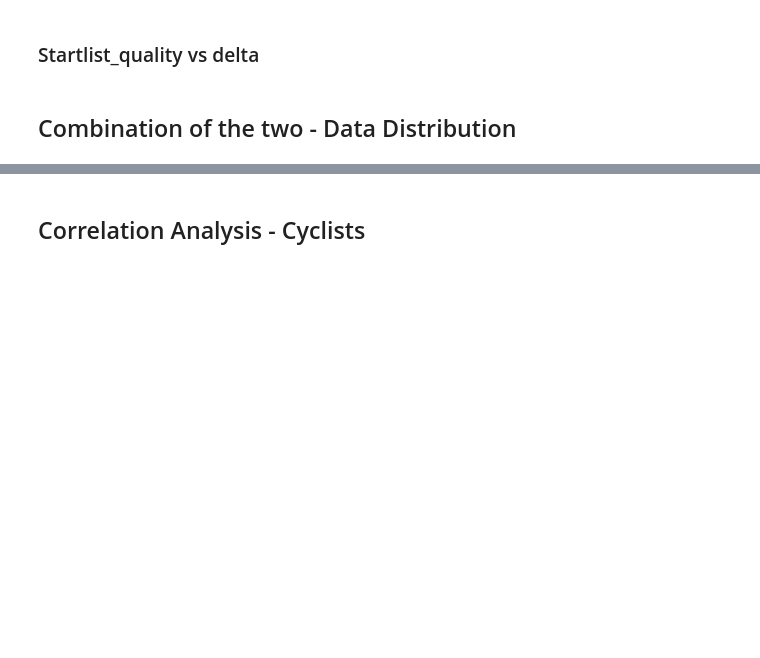
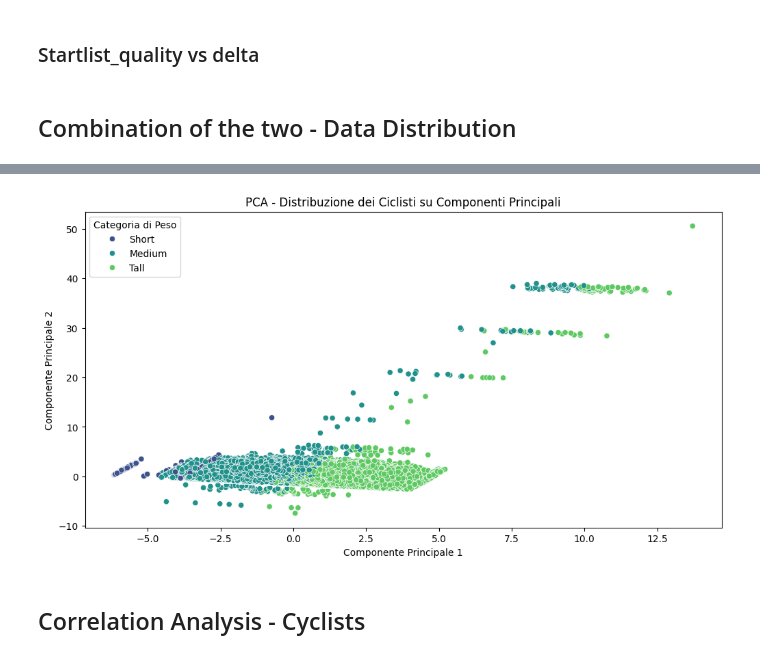
Before and after one commit to Dylan-Nico/Data-Mining-Cyclist-data, a Jupyter notebook: distributions_correlations_no_missing.ipynb, the cells around one changed output, grey strips where cells are left out. Cells and saved outputs as stored; diff of their text form; code cells hidden in the pictures; blank space fills up the shorter version.

```diff
--- a/distributions_correlations_no_missing.ipynb
+++ b/distributions_correlations_no_missing.ipynb
@@ -460,3 +497,22 @@ plt.show()
+# %%
+df_merged['height_category'] = pd.cut(df_merged['height'], bins=[140, 160, 180, 200], labels=['Short', 'Medium', 'Tall'])
+
+# Applica PCA
+pca = PCA(n_components=2)  # Riduci a 2 componenti principali
+principal_components = pca.fit_transform(scaled_features)
+df_merged['PC1'] = principal_components[:, 0]
+df_merged['PC2'] = principal_components[:, 1]
+
+# Visualizza i risultati della PCA
+plt.figure(figsize=(12, 6))
+sns.scatterplot(data=df_merged, x='PC1', y='PC2', hue='height_category', palette='viridis')
+plt.title('PCA - Distribuzione dei Ciclisti su Componenti Principali')
+plt.xlabel('Componente Principale 1')
+plt.ylabel('Componente Principale 2')
+plt.legend(title='Categoria di Peso')
+plt.show()
+# %% [output]
+[figure, added]
 # %% [markdown]
 ## Correlation Analysis - Cyclists
 # %%
```
Also changed, not shown: parts of 3 cells of this notebook.
